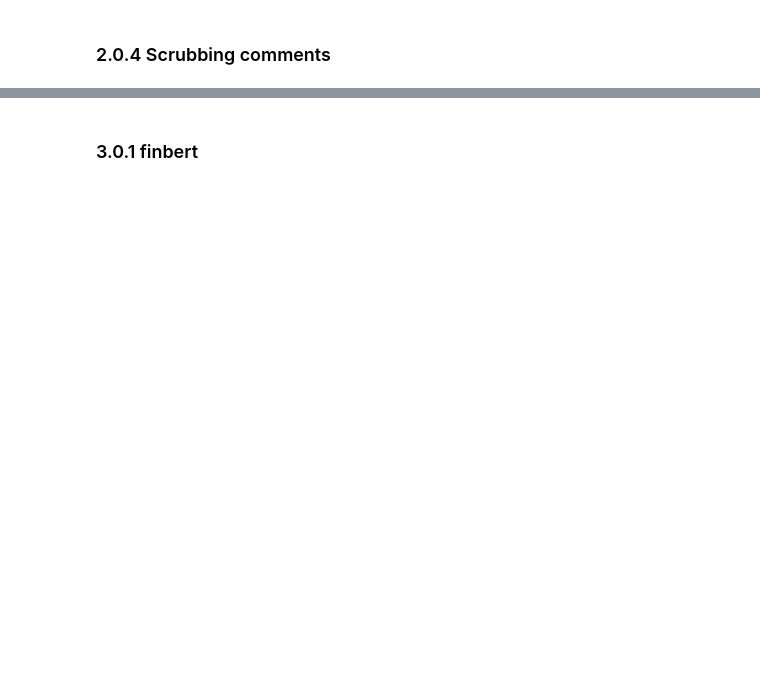
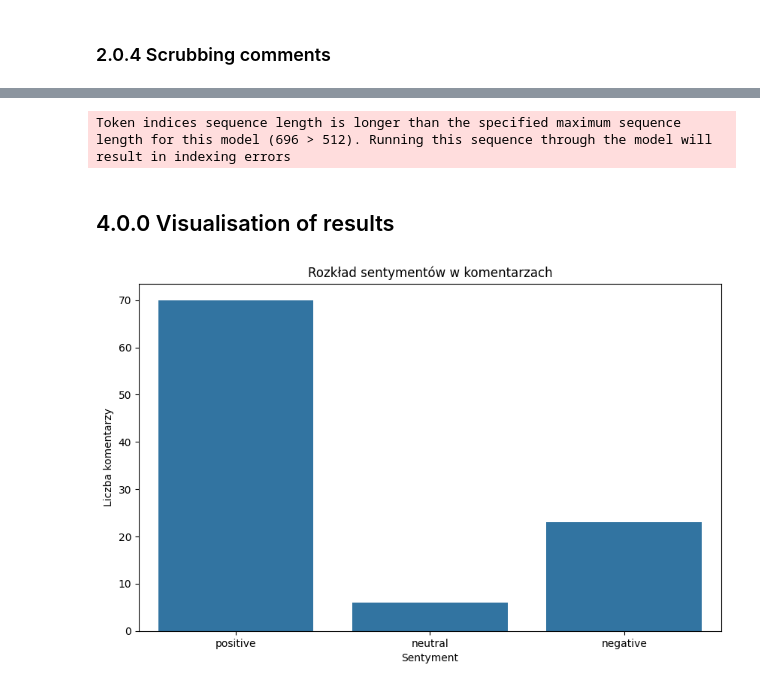
Before and after one commit to szymonszczurowski/Sentiment-Analysis-of-YouTube-Comments, a Jupyter notebook: Sentiment_Analysis_of_YouTube_Comments.ipynb, the cells around one changed output, grey strips where cells are left out. Drawn from its saved outputs; the diff is of its cells as text; code cells hidden in the pictures; blank space fills up the shorter version.

Commit message:
change model

```diff
--- a/Sentiment_Analysis_of_YouTube_Comments.ipynb
+++ b/Sentiment_Analysis_of_YouTube_Comments.ipynb
@@ -60,7 +65,7 @@ youtube = googleapiclient.discovery.build(
 request = youtube.commentThreads().list(
     part="snippet",
     videoId=video_id,
-    maxResults=100
+    maxResults=200
 )
 response = request.execute()
 
@@ -96,4 +116,40 @@ cleared_comments[2]
+# %%
+lxyuan =  pipeline("text-classification", model="lxyuan/distilbert-base-multilingual-cased-sentiments-student")
 # %%
 tokenizer = AutoTokenizer.from_pretrained("ProsusAI/finbert")
-# %% [markdown]
-### 3.0.1 finbert
+# %%
+max_length = 512
+filtered_comments = [comment for comment in flattened_list_of_comments if len(tokenizer.encode(comment, add_special_tokens=True)) < max_length]
+
+negative_comments = []
+neutral_comments = []
+positive_comments = []
+sentiment_scores = []
+
+for comment in filtered_comments:
+    result = lxyuan(comment)
+    label = result[0]['label']
+
+    sentiment_scores.append(label)
+
+    if label == 'negative':
+        negative_comments.append(comment)
+    elif label == 'neutral':
+        neutral_comments.append(comment)
+    elif label == 'positive':
+        positive_comments.append(comment)
+# %% [output]
+Token indices sequence length is longer than the specified maximum sequence length for this model (696 > 512). Running this sequence through the model will result in indexing errors
+# %% [markdown]
+## 4.0.0 Visualisation of results
+# %%
+sentiment_counts = Counter(sentiment_scores)
+# %%
+plt.figure(figsize=(10, 6))
+sns.barplot(x=list(sentiment_counts.keys()), y=list(sentiment_counts.values()))
+plt.title('Rozkład sentymentów w komentarzach')
+plt.xlabel('Sentyment')
+plt.ylabel('Liczba komentarzy')
+plt.show()
+# %% [output]
+[figure, added]
```
Also changed, not shown: parts of 30 cells of this notebook.
